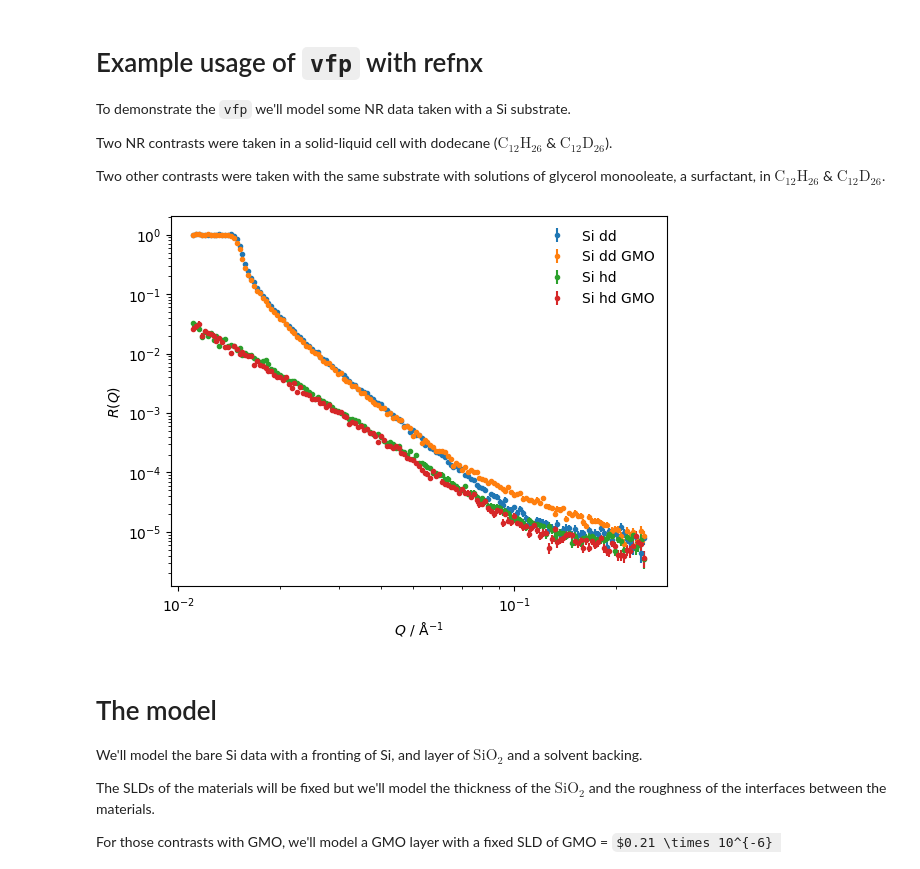
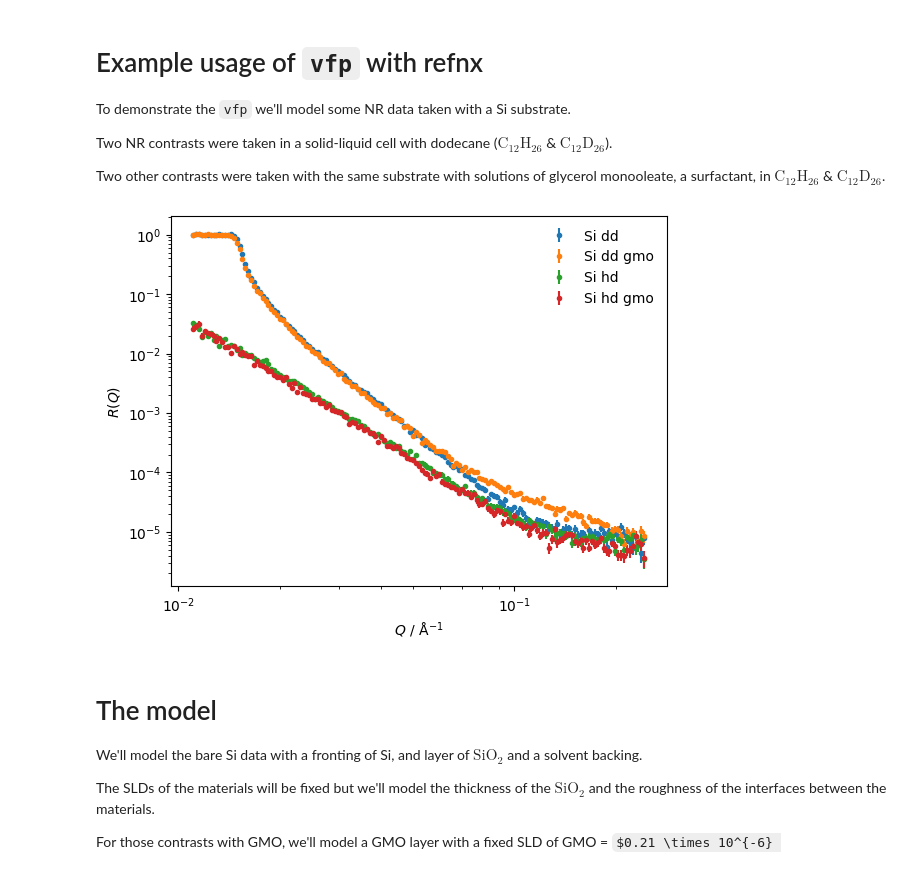
Before and after one commit to Armatron44/VFP, a Jupyter notebook: docs/example.ipynb, the cells around one changed output. Cells and saved outputs as stored; diff of their text form; code cells hidden in the pictures; some formulas as TeX source.

```diff
--- a/docs/example.ipynb
+++ b/docs/example.ipynb
@@ -22,46 +22,46 @@ with os.scandir(dataset_dir) as files:
     nr_data_fps = [file.name for file in files if file.name.startswith('IvsQ')]
     data_fp_dict = {'ddod' : nr_data_fps[0],
                     'hdod' : nr_data_fps[1],
-                    'hdod_GMO' : nr_data_fps[2],
-                    'ddod_GMO' : nr_data_fps[3]}
+                    'hdod_gmo' : nr_data_fps[2],
+                    'ddod_gmo' : nr_data_fps[3]}
 # %%
 Si_dd_data = ReflectDataset(dataset_dir / data_fp_dict['ddod'])
 Si_hd_data = ReflectDataset(dataset_dir / data_fp_dict['hdod'])
-Si_hd_GMO_data = ReflectDataset(dataset_dir / data_fp_dict['hdod_GMO'])
-Si_dd_GMO_data = ReflectDataset(dataset_dir / data_fp_dict['ddod_GMO'])
+Si_hd_gmo_data = ReflectDataset(dataset_dir / data_fp_dict['hdod_gmo'])
+Si_dd_gmo_data = ReflectDataset(dataset_dir / data_fp_dict['ddod_gmo'])
 # %%
 plt.errorbar(x=Si_dd_data.x,
              y=Si_dd_data.y,
              yerr=Si_dd_data.y_err,
              marker='.',
              linestyle='None',
              label=r'Si dd')
-plt.errorbar(x=Si_dd_GMO_data.x,
-             y=Si_dd_GMO_data.y,
-             yerr=Si_dd_GMO_data.y_err,
+plt.errorbar(x=Si_dd_gmo_data.x,
+             y=Si_dd_gmo_data.y,
+             yerr=Si_dd_gmo_data.y_err,
              marker='.',
              linestyle='None',
-             label=r'Si dd GMO')
+             label=r'Si dd gmo')
 plt.errorbar(x=Si_hd_data.x,
              y=Si_hd_data.y,
              yerr=Si_hd_data.y_err,
              marker='.',
              linestyle='None',
              label=r'Si hd')
-plt.errorbar(x=Si_hd_GMO_data.x,
-             y=Si_hd_GMO_data.y,
-             yerr=Si_hd_GMO_data.y_err,
+plt.errorbar(x=Si_hd_gmo_data.x,
+             y=Si_hd_gmo_data.y,
+             yerr=Si_hd_gmo_data.y_err,
              marker='.',
              linestyle='None',
-             label=r'Si hd GMO')
+             label=r'Si hd gmo')
 plt.legend(frameon=False)
 plt.xscale('log')
 plt.yscale('log')
 plt.xlabel(r'$Q$ / $\mathrm{\AA{}}^{-1}$')
 plt.ylabel(r'$R\left(Q\right)$')
 plt.show()
 # %% [output]
-[figure, old version]
+[figure, new version]
 # %% [markdown]
 # The model
 We'll model the bare Si data with a fronting of Si, and layer of $\mathrm{SiO}_{2}$ and a solvent backing.
```
Also changed, not shown: parts of 16 cells of this notebook.
